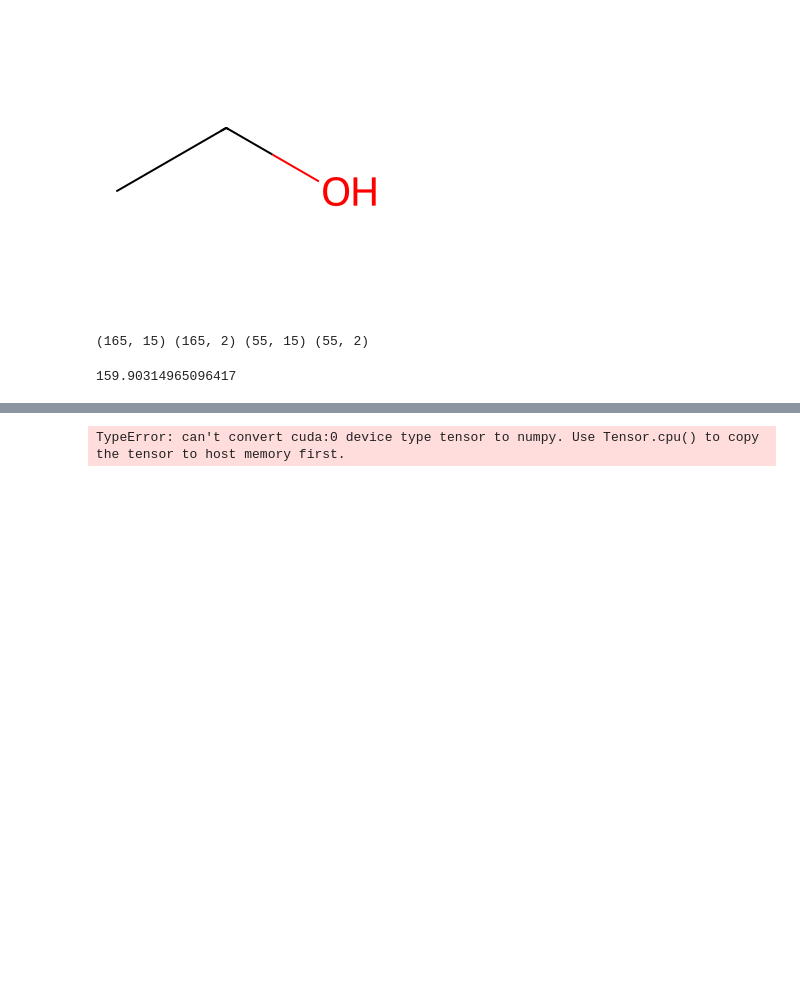
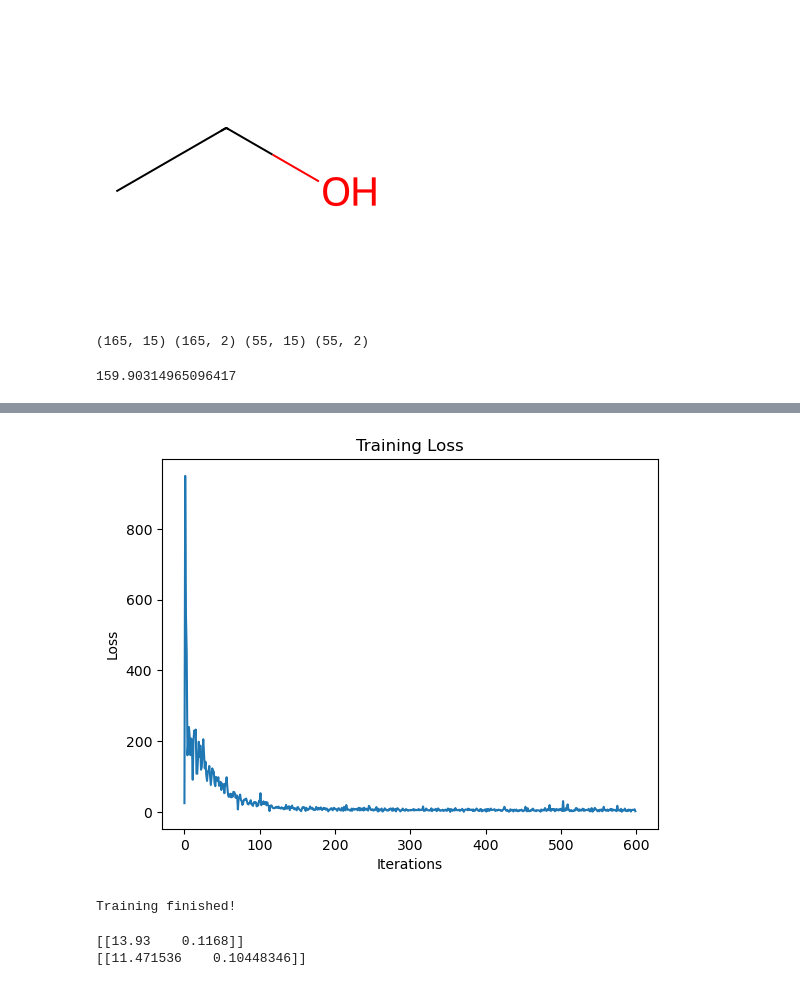
Before and after one commit to sussykeem/eos_predictor, a Jupyter notebook: cnn.ipynb, the cells around one changed output, grey strips where cells are left out. Drawn from its saved outputs; the diff is of its cells as text; code cells hidden in the pictures; blank space fills up the shorter version.

```diff
--- a/cnn.ipynb
+++ b/cnn.ipynb
@@ -240,7 +289,8 @@ class CNN(nn.Module):
 # %%
-train_dataset = EOSDataset(train_imgs, y_train, False)
-test_dataset = EOSDataset(test_imgs, y_test, False)
+train_dataset = EOSDataset(train_imgs, y_train, True)
+test_dataset = EOSDataset(test_imgs, y_test, True)
 # %%
 cnn = CNN(train_dataset, test_dataset)
-cnn.train(epochs=100, learning_rate=0.001, step_size=10, gamma=0.8)
+cnn.train(epochs=100, learning_rate=0.0001, step_size=10, gamma=0.5)
+cnn.validate()
 # %% [output]
@@ -264,8 +314,12 @@ Epoch [60/100] Loss: 926.7738 | LR: 0.000262
+[figure, added]
+Training finished!
 # %%
-img, label = train_dataset.__getitem__(0)
+img, label = train_dataset.__getitem__(30)
 
-encoding = cnn.unscale_predict(cnn.predict(img.to(device).unsqueeze(0)))
+print(cnn.unscale_predict(torch.tensor(label.reshape(-1,2)).to(device)))
+encoding = cnn.unscale_predict(cnn(img.to(device).unsqueeze(0), predict=True))
 
 print(encoding)
 # %% [output]
-TypeError: can't convert cuda:0 device type tensor to numpy. Use Tensor.cpu() to copy the tensor to host memory first.
+[[13.93    0.1168]]
+[[11.471536    0.10448346]]
```
Also changed, not shown: parts of 5 cells of this notebook.
